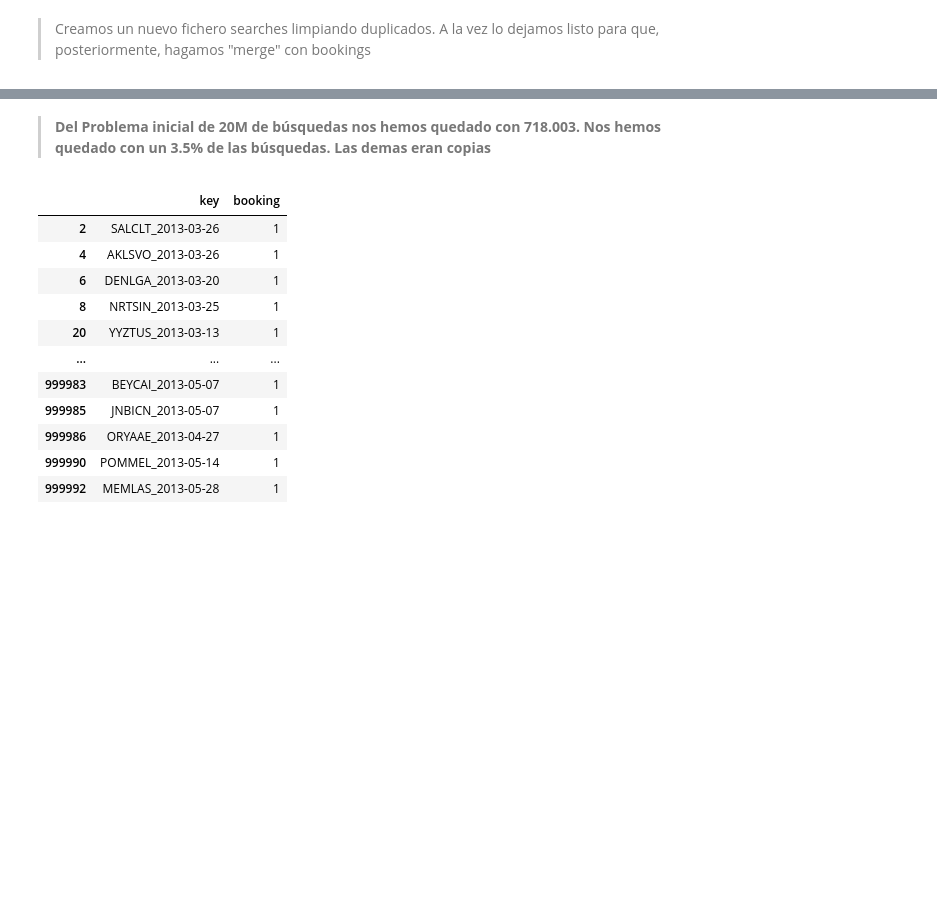
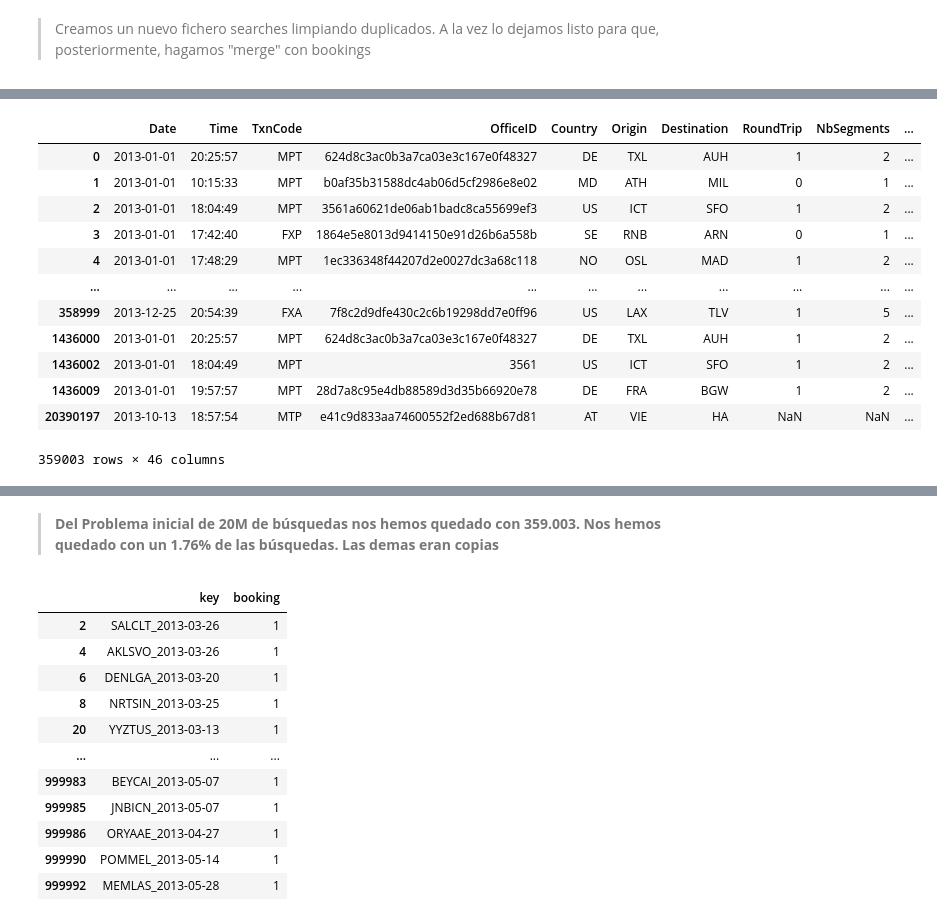
Before and after one commit to rgomezh/challenge, a Jupyter notebook: Ejercicio4.ipynb, the cells around one changed output, grey strips where cells are left out. Cells and saved outputs as stored; diff of their text form; code cells hidden in the pictures; blank space fills up the shorter version.

```diff
--- a/Ejercicio4.ipynb
+++ b/Ejercicio4.ipynb
@@ -660,0 +760,18 @@ Antes: 390198  Despues: 359000  Total acumulado: 718003
+# %%
+#searches_clean.drop([1436001])
+
+searches_clean=searches_clean[searches_clean['key'].str.len() > 17]
+# %% [output]
+|  | Date | Time | TxnCode | OfficeID | Country | Origin | Destination | RoundTrip | NbSegments | ... |
+| 0 | 2013-01-01 | 20:25:57 | MPT | 624d8c3ac0b3a7ca03e3c167e0f48327 | DE | TXL | AUH | 1 | 2 | ... |
+| 1 | 2013-01-01 | 10:15:33 | MPT | b0af35b31588dc4ab06d5cf2986e8e02 | MD | ATH | MIL | 0 | 1 | ... |
+| 2 | 2013-01-01 | 18:04:49 | MPT | 3561a60621de06ab1badc8ca55699ef3 | US | ICT | SFO | 1 | 2 | ... |
+| 3 | 2013-01-01 | 17:42:40 | FXP | 1864e5e8013d9414150e91d26b6a558b | SE | RNB | ARN | 0 | 1 | ... |
+| 4 | 2013-01-01 | 17:48:29 | MPT | 1ec336348f44207d2e0027dc3a68c118 | NO | OSL | MAD | 1 | 2 | ... |
+| ... | ... | ... | ... | ... | ... | ... | ... | ... | ... | ... |
+| 358999 | 2013-12-25 | 20:54:39 | FXA | 7f8c2d9dfe430c2c6b19298dd7e0ff96 | US | LAX | TLV | 1 | 5 | ... |
+| 1436000 | 2013-01-01 | 20:25:57 | MPT | 624d8c3ac0b3a7ca03e3c167e0f48327 | DE | TXL | AUH | 1 | 2 | ... |
+| 1436002 | 2013-01-01 | 18:04:49 | MPT | 3561 | US | ICT | SFO | 1 | 2 | ... |
+| 1436009 | 2013-01-01 | 19:57:57 | MPT | 28d7a8c95e4db88589d3d35b66920e78 | DE | FRA | BGW | 1 | 2 | ... |
+| 20390197 | 2013-10-13 | 18:57:54 | MTP | e41c9d833aa74600552f2ed688b67d81 | AT | VIE | HA | NaN | NaN | ... |
+359003 rows × 46 columns
@@ -675,7 +794,7 @@ searches_clean.sort_values(by='key')
 | 1255304 | 2013-06-28 | 13:38:36 | MPT | 4b75627c7b1f06a1e4de5dfb34bc31d4 | BE | ZYZ | PHL | 1 | 2 | ... |
 718003 rows × 46 columns
 # %% [markdown]
-> **Del Problema inicial de 20M de búsquedas nos hemos quedado con 718.003. Nos hemos quedado con un 3.5% de las búsquedas. Las demas eran copias**
+> **Del Problema inicial de 20M de búsquedas nos hemos quedado con 359.003. Nos hemos quedado con un 1.76% de las búsquedas. Las demas eran copias**
 # %%
 bookings_set
 # %% [output]
```
Also changed, not shown: parts of 8 cells of this notebook.
